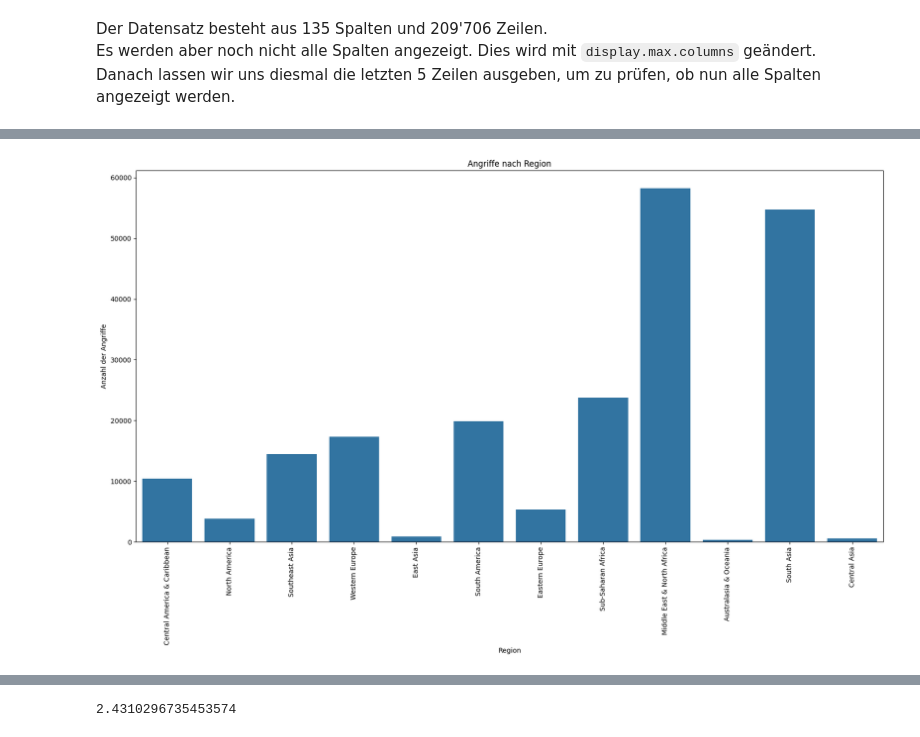
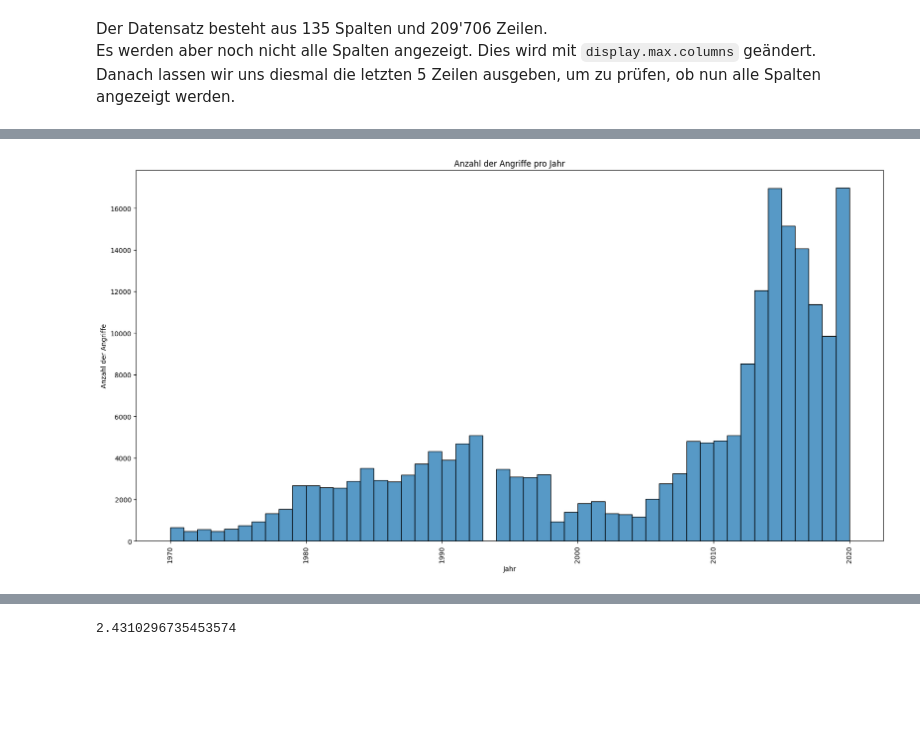
Before and after one commit to rieseflo/GTD, a Jupyter notebook: GTD.ipynb, the cells around one changed output, grey strips where cells are left out. Drawn from its saved outputs; the diff is of its cells as text; code cells hidden in the pictures; blank space fills up the shorter version.

```diff
--- a/GTD.ipynb
+++ b/GTD.ipynb
@@ -115,11 +104,0 @@ plt.show()
-# %%
-# Angriffe nach Region
-plt.figure(figsize=(20,10))
-sns.countplot(x='region_txt', data=df)
-plt.title('Angriffe nach Region')
-plt.xlabel('Region')
-plt.ylabel('Anzahl der Angriffe')
-plt.xticks(rotation=90)
-plt.show()
-# %% [output]
-[figure, removed]
@@ -125,0 +120,6 @@ plt.show()
+# %%
+# Histogramm der Anzahl der Angriffe pro Jahr
+pltArguments={"title": "Anzahl der Angriffe pro Jahr", "xlabel" : "Jahr", "ylabel": "Anzahl der Angriffe"}
+showPlot(pltArguments, "histplot", seabornNamedArguments = {"data": df["iyear"], "bins": 50, "kde": False})
+# %% [output]
+[figure, added]
```
Also changed, not shown: parts of 16 cells of this notebook, 3 other files.
